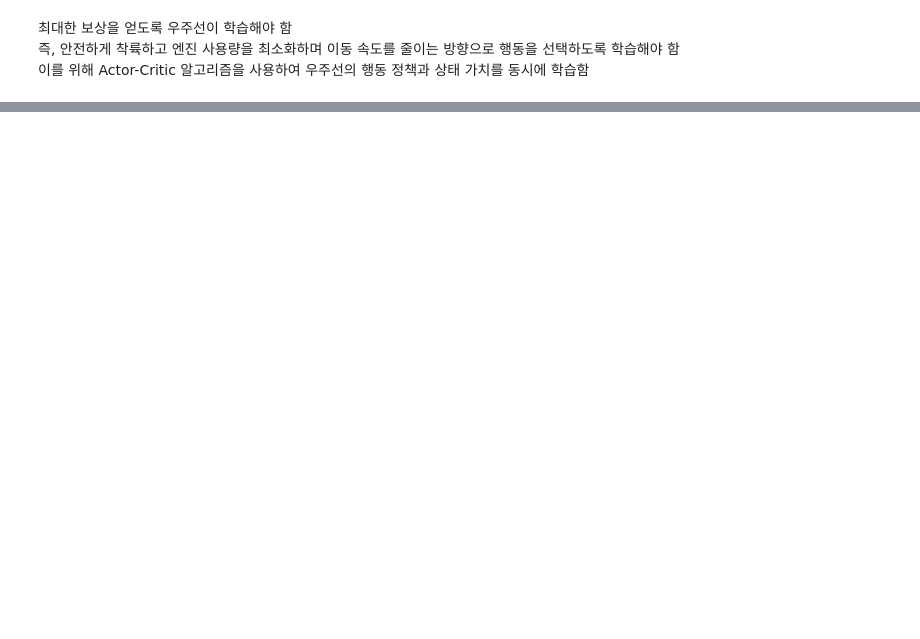
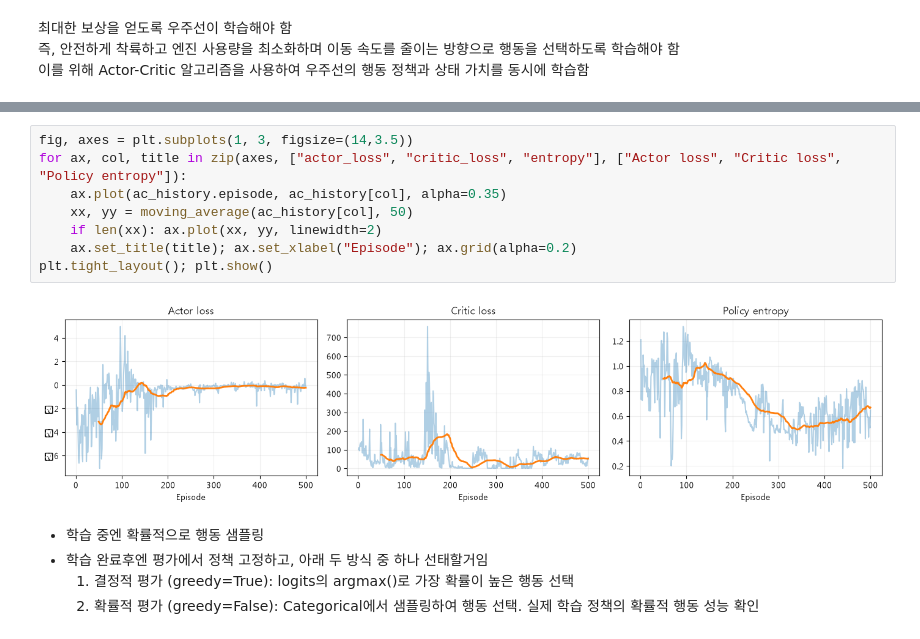
Before and after one commit to OhSeungAh2/multimodal, a Jupyter notebook: 4_딥강화학습.ipynb, the cells around one changed output, grey strips where cells are left out. Saved outputs shown, nothing was run; the diff lists cells and outputs as text; blank space fills up the shorter version.

```diff
--- a/4_딥강화학습.ipynb
+++ b/4_딥강화학습.ipynb
@@ -1014,0 +1350,15 @@ python -m pip install "gymnasium[box2d]"
+# %%
+fig, axes = plt.subplots(1, 3, figsize=(14,3.5))
+for ax, col, title in zip(axes, ["actor_loss", "critic_loss", "entropy"], ["Actor loss", "Critic loss", "Policy entropy"]):
+    ax.plot(ac_history.episode, ac_history[col], alpha=0.35)
+    xx, yy = moving_average(ac_history[col], 50)
+    if len(xx): ax.plot(xx, yy, linewidth=2)
+    ax.set_title(title); ax.set_xlabel("Episode"); ax.grid(alpha=0.2)
+plt.tight_layout(); plt.show()
+# %% [output]
+[figure, added]
+# %% [markdown]
+- 학습 중엔 확률적으로 행동 샘플링
+- 학습 완료후엔 평가에서 정책 고정하고, 아래 두 방식 중 하나 선태할거임
+    1. 결정적 평가 (greedy=True): logits의 argmax()로 가장 확률이 높은 행동 선택
+    2. 확률적 평가 (greedy=False): Categorical에서 샘플링하여 행동 선택. 실제 학습 정책의 확률적 행동 성능 확인
```
Also changed, not shown: parts of 45 cells of this notebook, 10 other files.
